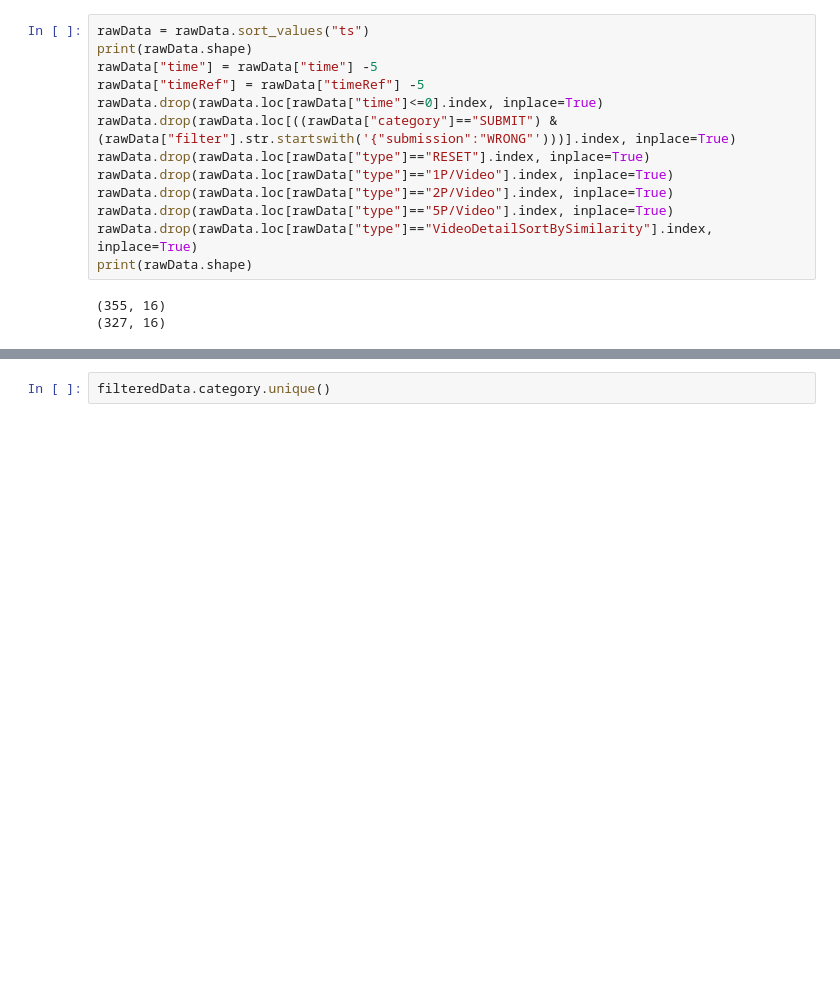
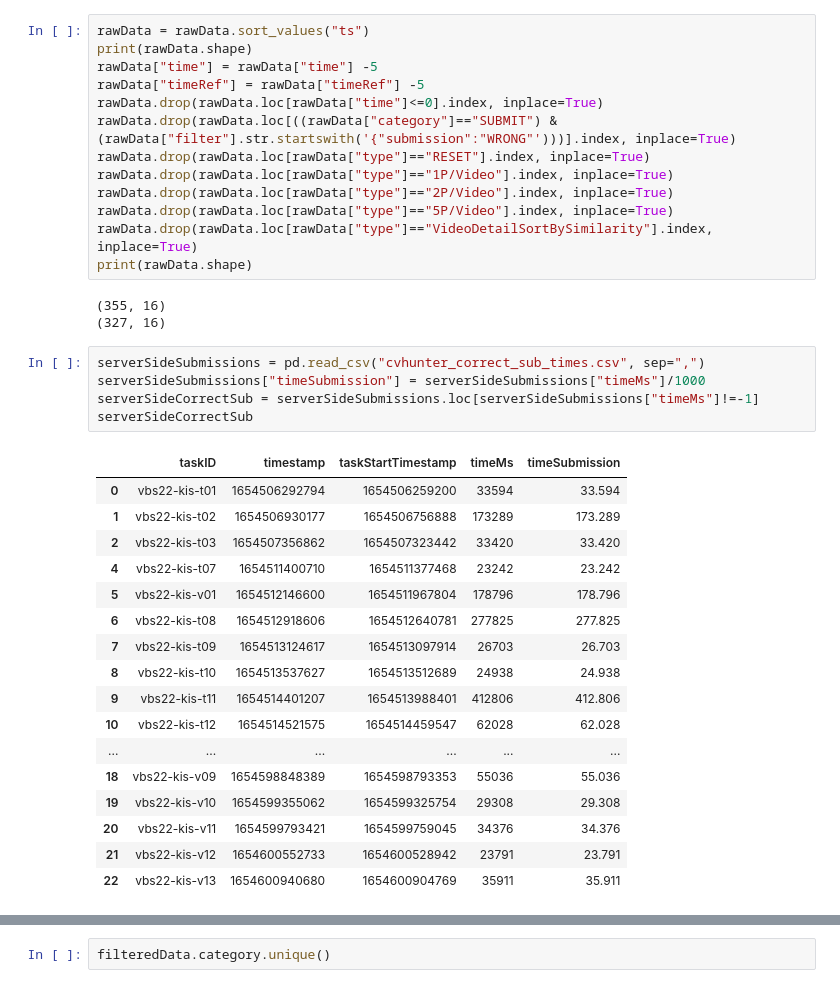
Before and after one commit to lpeska/MMM2023_CVHunter_analysis, a Jupyter notebook: CVHunter2022Eval_final.ipynb, the cells around one changed output, grey strips where cells are left out. Drawn from its saved outputs; the diff is of its cells as text; blank space fills up the shorter version.

```diff
--- a/CVHunter2022Eval_final.ipynb
+++ b/CVHunter2022Eval_final.ipynb
@@ -44,3 +44,26 @@ print(rawData.shape)
 # %% [output]
 (355, 16)
 (327, 16)
+# %%
+serverSideSubmissions = pd.read_csv("cvhunter_correct_sub_times.csv", sep=",")
+serverSideSubmissions["timeSubmission"] = serverSideSubmissions["timeMs"]/1000
+serverSideCorrectSub = serverSideSubmissions.loc[serverSideSubmissions["timeMs"]!=-1]
+serverSideCorrectSub
+# %% [output]
+|  | taskID | timestamp | taskStartTimestamp | timeMs | timeSubmission |
+| 0 | vbs22-kis-t01 | 1654506292794 | 1654506259200 | 33594 | 33.594 |
+| 1 | vbs22-kis-t02 | 1654506930177 | 1654506756888 | 173289 | 173.289 |
+| 2 | vbs22-kis-t03 | 1654507356862 | 1654507323442 | 33420 | 33.420 |
+| 4 | vbs22-kis-t07 | 1654511400710 | 1654511377468 | 23242 | 23.242 |
+| 5 | vbs22-kis-v01 | 1654512146600 | 1654511967804 | 178796 | 178.796 |
+| 6 | vbs22-kis-t08 | 1654512918606 | 1654512640781 | 277825 | 277.825 |
+| 7 | vbs22-kis-t09 | 1654513124617 | 1654513097914 | 26703 | 26.703 |
+| 8 | vbs22-kis-t10 | 1654513537627 | 1654513512689 | 24938 | 24.938 |
+| 9 | vbs22-kis-t11 | 1654514401207 | 1654513988401 | 412806 | 412.806 |
+| 10 | vbs22-kis-t12 | 1654514521575 | 1654514459547 | 62028 | 62.028 |
+| ... | ... | ... | ... | ... | ... |
+| 18 | vbs22-kis-v09 | 1654598848389 | 1654598793353 | 55036 | 55.036 |
+| 19 | vbs22-kis-v10 | 1654599355062 | 1654599325754 | 29308 | 29.308 |
+| 20 | vbs22-kis-v11 | 1654599793421 | 1654599759045 | 34376 | 34.376 |
+| 21 | vbs22-kis-v12 | 1654600552733 | 1654600528942 | 23791 | 23.791 |
+| 22 | vbs22-kis-v13 | 1654600940680 | 1654600904769 | 35911 | 35.911 |
```
Also changed, not shown: parts of 11 cells of this notebook, 7 other files.
